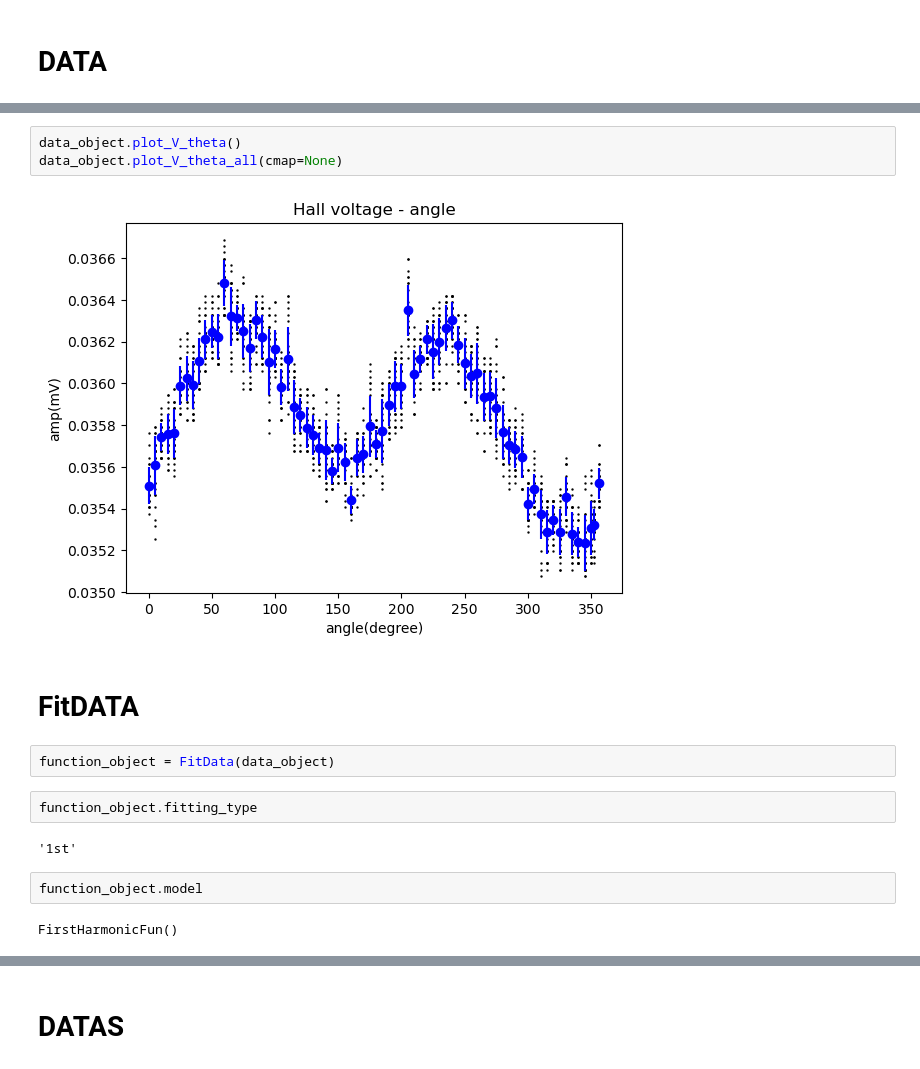
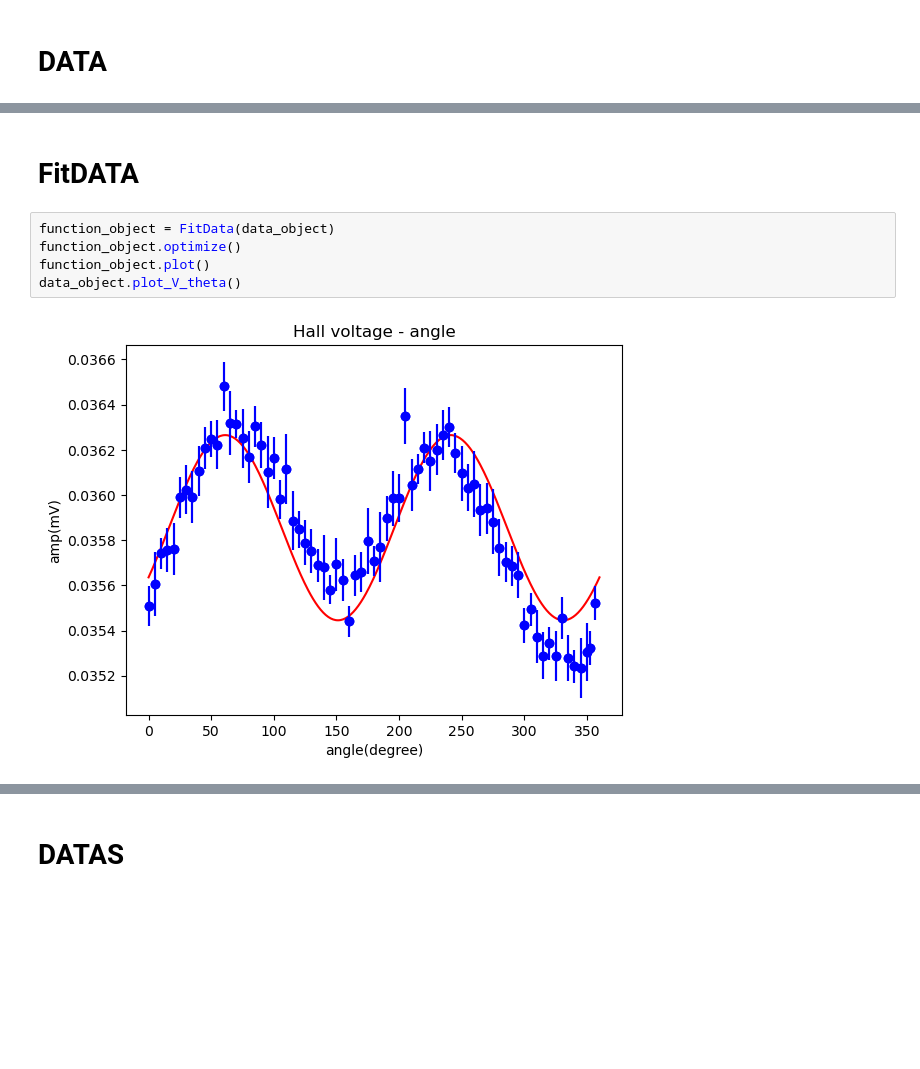
Before and after one commit to ianchung621/harmonic-experiement, a Jupyter notebook: Demo.ipynb, the cells around one changed output, grey strips where cells are left out. Drawn from its saved outputs; the diff is of its cells as text; blank space fills up the shorter version.

```diff
--- a/Demo.ipynb
+++ b/Demo.ipynb
@@ -11,17 +11,9 @@ data_object.plot_V_theta_all(cmap=None) #method
-# %%
-data_object.plot_V_theta()
-data_object.plot_V_theta_all(cmap=None)
-# %% [output]
-[figure, removed]
 # %% [markdown]
 # FitDATA
 # %%
 function_object = FitData(data_object)
+function_object.optimize()
+function_object.plot()
+data_object.plot_V_theta()
+# %% [output]
+[figure, added]
-# %%
-function_object.fitting_type
-# %% [output]
-'1st'
-# %%
-function_object.model
-# %% [output]
-FirstHarmonicFun()
```
Also changed, not shown: parts of 13 cells of this notebook, 7 other files.
